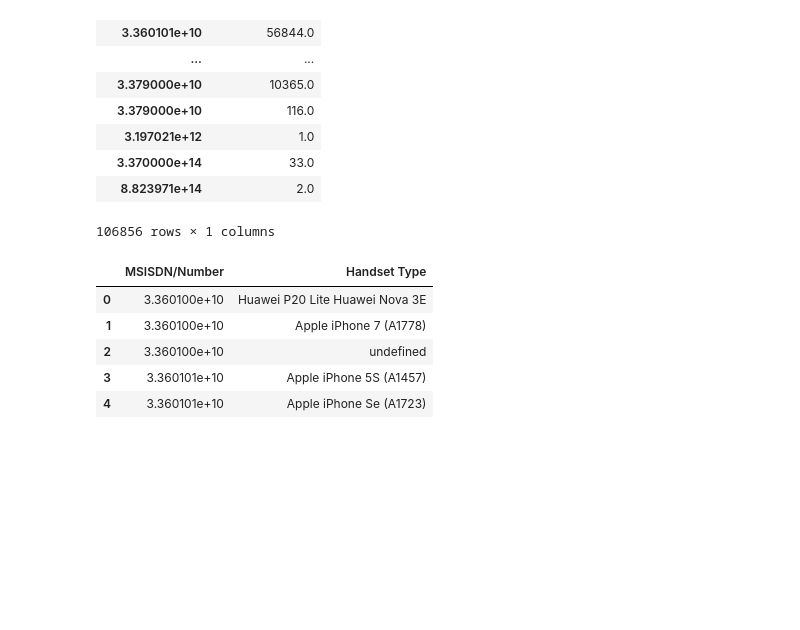
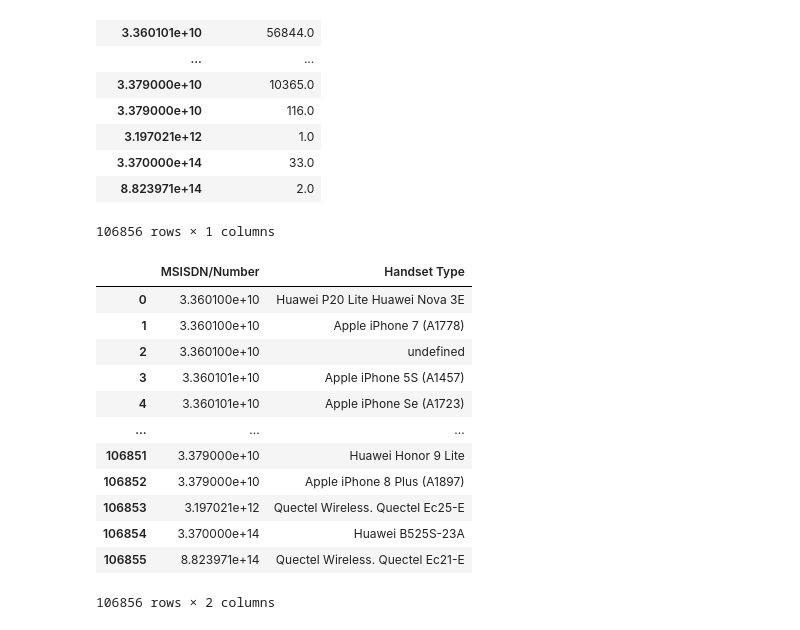
Before and after one commit to melatteshome/User-Analytics-Telecom-Industry, a Jupyter notebook: notebooks/user_experience_analysis.ipynb, the cells around one changed output. Drawn from its saved outputs; the diff is of its cells as text; code cells hidden in the pictures; blank space fills up the shorter version.

```diff
--- a/notebooks/user_experience_analysis.ipynb
+++ b/notebooks/user_experience_analysis.ipynb
@@ -185,12 +186,19 @@ average_total_tp
 # %%
 # most frequent handset type
 
 most_frequent_handset_type_per_person = df.groupby('MSISDN/Number')['Handset Type'].agg(lambda x: x.mode().iat[0] if not x.mode().empty else None).reset_index()
-most_frequent_handset_type_per_person.head()
+most_frequent_handset_type_per_person
 # %% [output]
 |  | MSISDN/Number | Handset Type |
 | 0 | 3.360100e+10 | Huawei P20 Lite Huawei Nova 3E |
 | 1 | 3.360100e+10 | Apple iPhone 7 (A1778) |
 | 2 | 3.360100e+10 | undefined |
 | 3 | 3.360101e+10 | Apple iPhone 5S (A1457) |
 | 4 | 3.360101e+10 | Apple iPhone Se (A1723) |
+| ... | ... | ... |
+| 106851 | 3.379000e+10 | Huawei Honor 9 Lite |
+| 106852 | 3.379000e+10 | Apple iPhone 8 Plus (A1897) |
+| 106853 | 3.197021e+12 | Quectel Wireless. Quectel Ec25-E |
+| 106854 | 3.370000e+14 | Huawei B525S-23A |
+| 106855 | 8.823971e+14 | Quectel Wireless. Quectel Ec21-E |
+106856 rows × 2 columns
```
Also changed, not shown: parts of 8 cells of this notebook.
